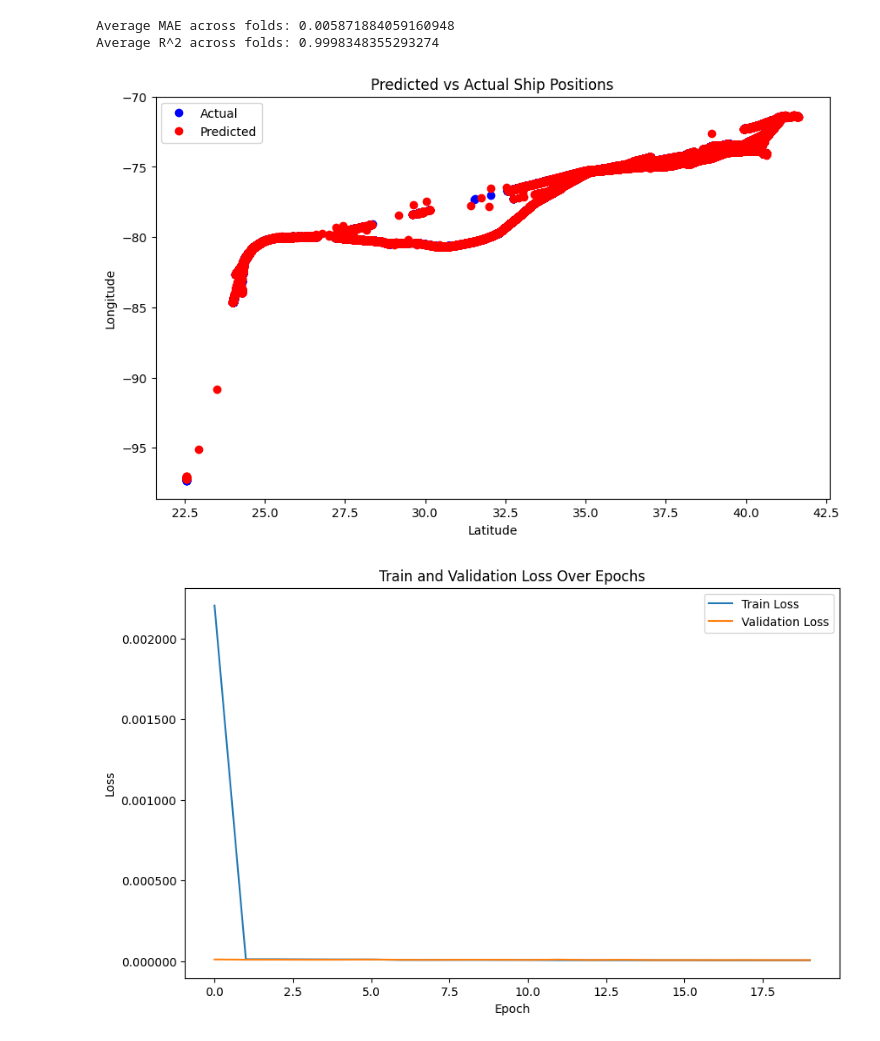
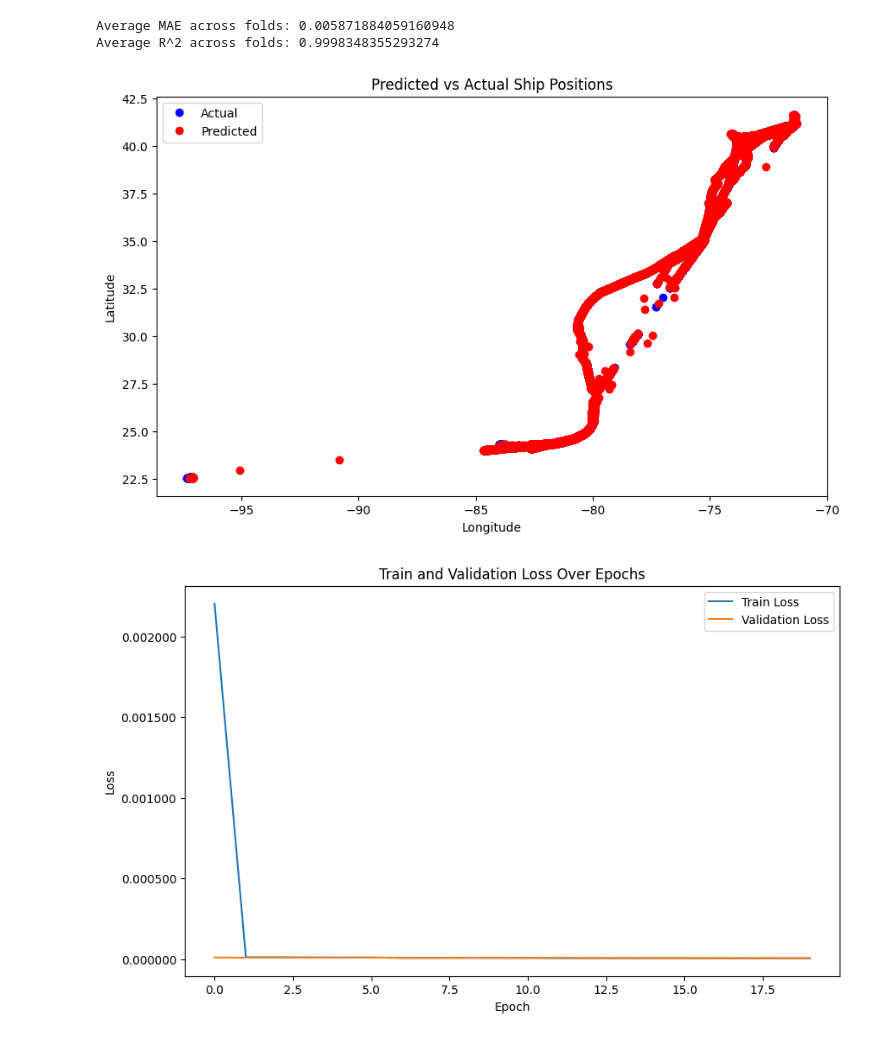
Before and after one commit to ariqzuhdi/cnn-lstm-se, a Jupyter notebook: model_final.ipynb, the cells around one changed output. Drawn from its saved outputs; the diff is of its cells as text; code cells hidden in the pictures.

Commit message:
fix plot prediction vs actual

```diff
--- a/model_final.ipynb
+++ b/model_final.ipynb
@@ -226,15 +226,15 @@ Average R^2 across folds: 0.9998348355293274
 # %%
 # Plot predictions vs actual
 plt.figure(figsize=(10, 6))
-plt.plot(y_test[:, 0], y_test[:, 1], 'bo', label='Actual')
-plt.plot(y_pred[:, 0], y_pred[:, 1], 'ro', label='Predicted')
-plt.ylabel('Longitude')
-plt.xlabel('Latitude')
+plt.plot(y_test[:, 1], y_test[:, 0], 'bo', label='Actual')   # y_test[:, 1] untuk Longitude, y_test[:, 0] untuk Latitude
+plt.plot(y_pred[:, 1], y_pred[:, 0], 'ro', label='Predicted') # y_pred[:, 1] untuk Longitude, y_pred[:, 0] untuk Latitude
+plt.xlabel('Longitude')  # Label untuk sumbu x
+plt.ylabel('Latitude')   # Label untuk sumbu y
 plt.legend()
 plt.title('Predicted vs Actual Ship Positions')
 plt.show()
 # %% [output]
-[figure, old version]
+[figure, new version]
 # %%
 # Plot training & validation loss values
 plt.figure(figsize=(10, 6))
```
